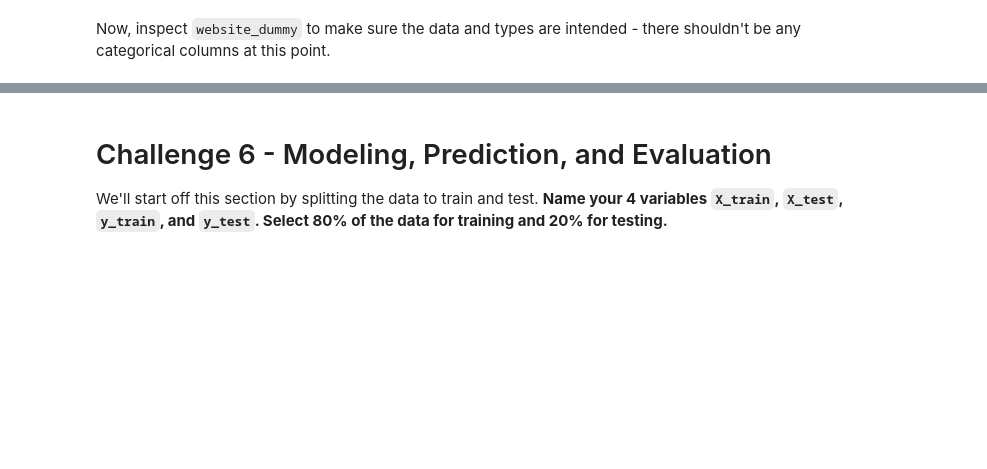
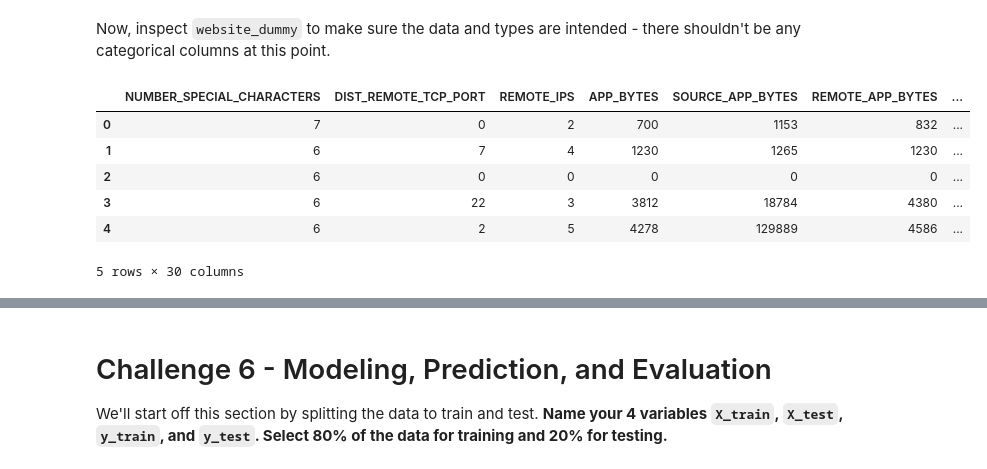
Before and after one commit to Ironhack-Data-Madrid-Enero-2021/lab-supervised-learning, a Jupyter notebook: your-code/main.ipynb, the cells around one changed output, grey strips where cells are left out. Drawn from its saved outputs; the diff is of its cells as text; code cells hidden in the pictures; blank space fills up the shorter version.

```diff
--- a/your-code/main.ipynb
+++ b/your-code/main.ipynb
@@ -464,2 +462,4 @@ OK, all our categorical data are fixed now. **Let's convert them to ordinal data
+# %%
+website_dummy = pd.get_dummies(websites, drop_first=True)
 # %% [markdown]
 Now, inspect `website_dummy` to make sure the data and types are intended - there shouldn't be any categorical columns at this point.
@@ -467,0 +466,10 @@ Now, inspect `website_dummy` to make sure the data and types are intended - ther
+# %%
+website_dummy.head()
+# %% [output]
+|  | NUMBER_SPECIAL_CHARACTERS | DIST_REMOTE_TCP_PORT | REMOTE_IPS | APP_BYTES | SOURCE_APP_BYTES | REMOTE_APP_BYTES | ... |
+| 0 | 7 | 0 | 2 | 700 | 1153 | 832 | ... |
+| 1 | 6 | 7 | 4 | 1230 | 1265 | 1230 | ... |
+| 2 | 6 | 0 | 0 | 0 | 0 | 0 | ... |
+| 3 | 6 | 22 | 3 | 3812 | 18784 | 4380 | ... |
+| 4 | 6 | 2 | 5 | 4278 | 129889 | 4586 | ... |
+5 rows × 30 columns
```
Also changed, not shown: parts of 3 cells of this notebook.
